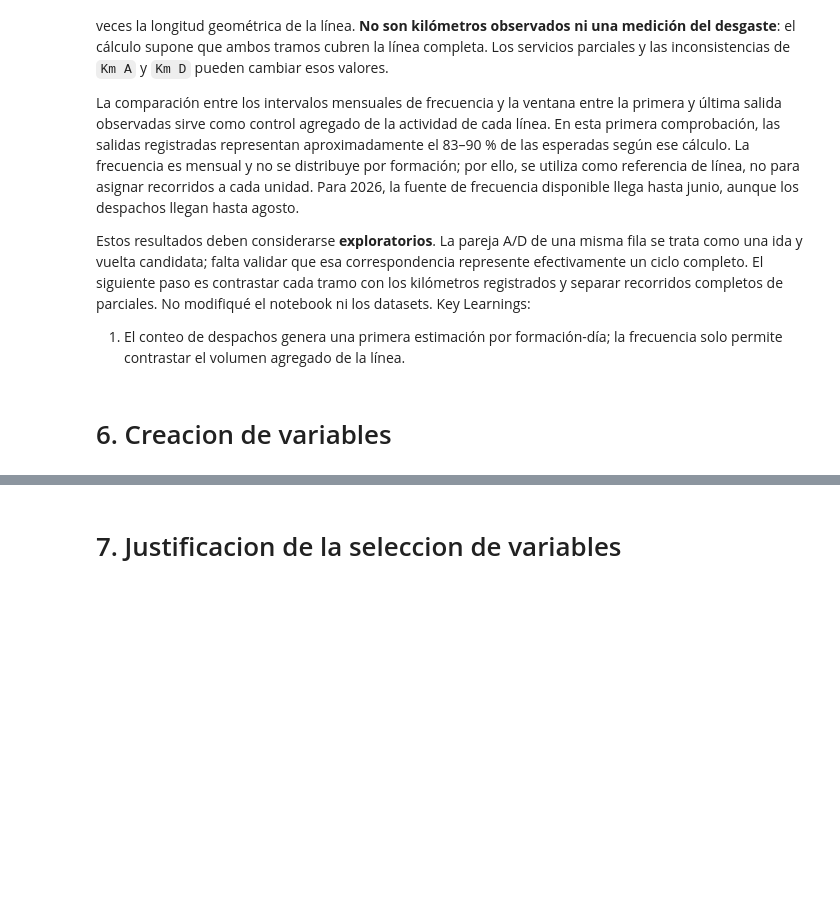
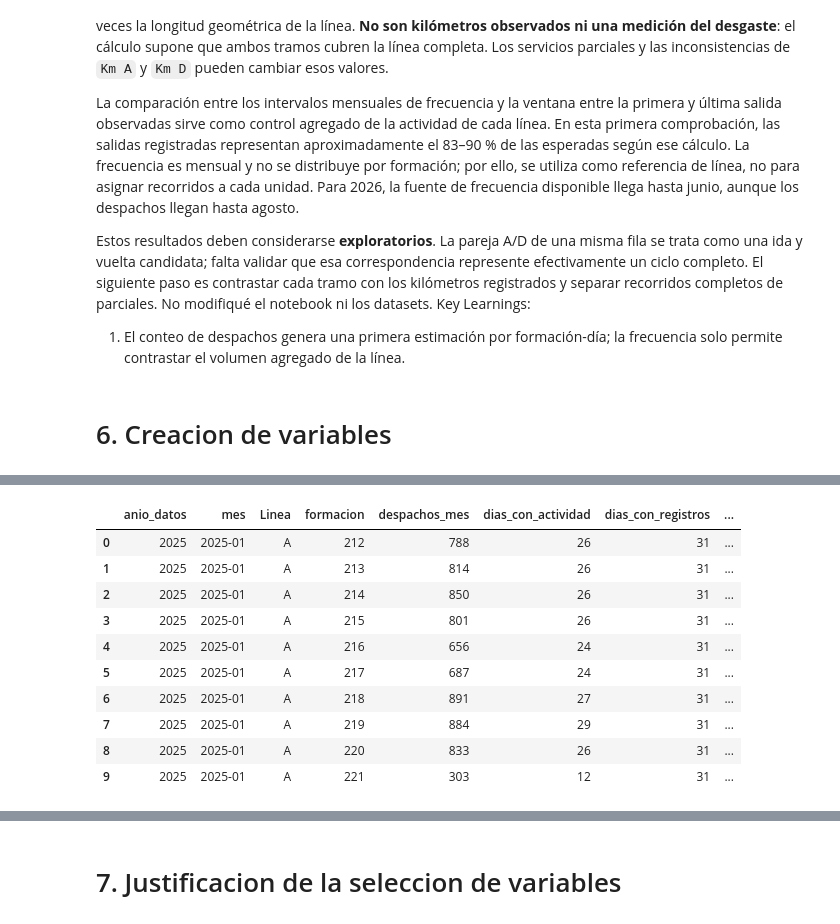
Before and after one commit to ju4n1t0x/subtes, a Jupyter notebook: Prediccion_fallas_subte_G11_.ipynb, the cells around one changed output, grey strips where cells are left out. Drawn from its saved outputs; the diff is of its cells as text; code cells hidden in the pictures; blank space fills up the shorter version.

Commit message:
Actualizamos con análisis y selección de variables
Se incorporan los avances del análisis exploratorio y la preparación del conjunto de datos para el modelado.

```diff
--- a/Prediccion_fallas_subte_G11_.ipynb
+++ b/Prediccion_fallas_subte_G11_.ipynb
@@ -2467,0 +3141,13 @@ Key Learnings:
+# %%
+# Calculamos el mes a partir de la fecha de cada registro.
+actividad_diaria["mes"] = actividad_diaria["Fecha_norm"].dt.to_period("M")
+
+# Contamos cuántos días tienen registros en cada mes.
+cobertura_mensual = (
+    actividad_diaria
+    .groupby("mes")["Fecha_norm"]
+    .nunique()
+    .reset_index(name="dias_con_registros")
+)
+
+display(cobertura_mensual)
@@ -2467,0 +3201,53 @@ Key Learnings:
+# %%
+# Calculamos la actividad mensual de cada formación.
+# Los despachos son un indicador de actividad, no una medida directa de kilómetros recorridos.
+
+actividad_diaria["mes"] = actividad_diaria["Fecha_norm"].dt.to_period("M")
+
+# Cobertura temporal de cada mes en el conjunto completo de despachos.
+cobertura_mensual = (
+    actividad_diaria
+    .groupby("mes")
+    .agg(dias_con_registros=("Fecha_norm", "nunique"))
+    .reset_index()
+)
+
+cobertura_mensual["dias_del_mes"] = cobertura_mensual["mes"].dt.days_in_month
+cobertura_mensual["cobertura"] = (
+    cobertura_mensual["dias_con_registros"] /
+    cobertura_mensual["dias_del_mes"]
+)
+
+# Sumamos los despachos y contamos los días con actividad de cada formación.
+actividad_mensual = (
+    actividad_diaria
+    .groupby(["anio_datos", "mes", "Linea", "formacion"], as_index=False)
+    .agg(
+        despachos_mes=("despachos_totales", "sum"),
+        dias_con_actividad=("Fecha_norm", "nunique")
+    )
+)
+
+# Incorporamos la cobertura temporal del mes.
+actividad_mensual = actividad_mensual.merge(
+    cobertura_mensual[["mes", "dias_con_registros", "dias_del_mes", "cobertura"]],
+    on="mes",
+    how="left"
+)
+
+# Marcamos los meses con cobertura suficiente para el análisis.
+actividad_mensual["mes_apto"] = actividad_mensual["cobertura"] >= 0.90
+
+display(actividad_mensual.head(10))
+# %% [output]
+|  | anio_datos | mes | Linea | formacion | despachos_mes | dias_con_actividad | dias_con_registros | ... |
+| 0 | 2025 | 2025-01 | A | 212 | 788 | 26 | 31 | ... |
+| 1 | 2025 | 2025-01 | A | 213 | 814 | 26 | 31 | ... |
+| 2 | 2025 | 2025-01 | A | 214 | 850 | 26 | 31 | ... |
+| 3 | 2025 | 2025-01 | A | 215 | 801 | 26 | 31 | ... |
+| 4 | 2025 | 2025-01 | A | 216 | 656 | 24 | 31 | ... |
+| 5 | 2025 | 2025-01 | A | 217 | 687 | 24 | 31 | ... |
+| 6 | 2025 | 2025-01 | A | 218 | 891 | 27 | 31 | ... |
+| 7 | 2025 | 2025-01 | A | 219 | 884 | 29 | 31 | ... |
+| 8 | 2025 | 2025-01 | A | 220 | 833 | 26 | 31 | ... |
+| 9 | 2025 | 2025-01 | A | 221 | 303 | 12 | 31 | ... |
```
Also changed, not shown: parts of 38 cells of this notebook.
